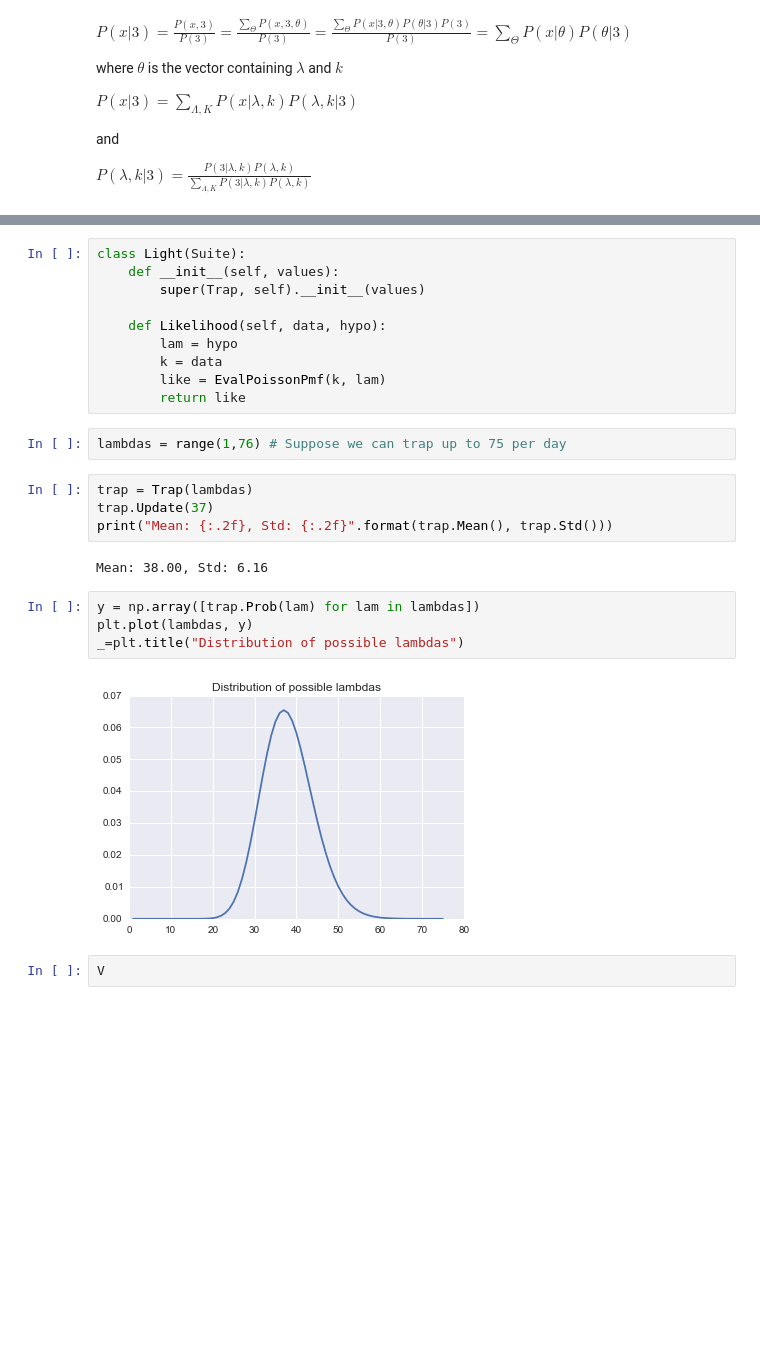
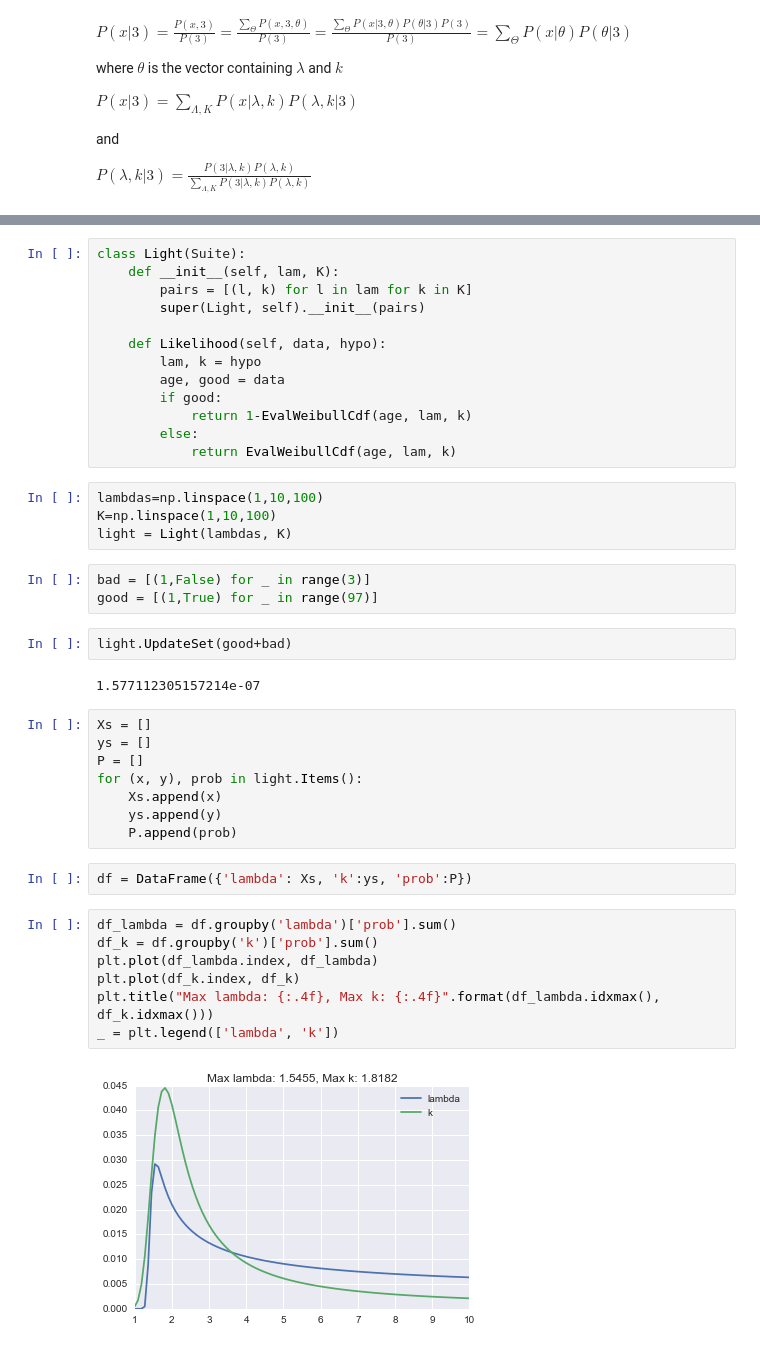
Before and after one commit to atremblay/ThinkBayes2, a Jupyter notebook: Chapter 7 - Exercices.ipynb, the cells around one changed output, grey strips where cells are left out. Saved outputs shown, nothing was run; the diff lists cells and outputs as text; blank space fills up the shorter version.

```diff
--- a/Chapter 7 - Exercices.ipynb
+++ b/Chapter 7 - Exercices.ipynb
@@ -232,26 +275,43 @@ $P(\lambda,k|3)=\frac{P(3|\lambda,k)P(\lambda,k)}{\sum_{\Lambda,K}{P(3|\lambda,
 # %%
 class Light(Suite):
-    def __init__(self, values):
-        super(Trap, self).__init__(values)
+    def __init__(self, lam, K):
+        pairs = [(l, k) for l in lam for k in K]
+        super(Light, self).__init__(pairs)
 
     def Likelihood(self, data, hypo):
-        lam = hypo
-        k = data
-        like = EvalPoissonPmf(k, lam)
-        return like
+        lam, k = hypo
+        age, good = data
+        if good:
+            return 1-EvalWeibullCdf(age, lam, k)
+        else:
+            return EvalWeibullCdf(age, lam, k)
-# %%
-lambdas = range(1,76) # Suppose we can trap up to 75 per day
-# %%
-trap = Trap(lambdas)
-trap.Update(37)
-print("Mean: {:.2f}, Std: {:.2f}".format(trap.Mean(), trap.Std()))
-# %% [output]
-Mean: 38.00, Std: 6.16
-# %%
-y = np.array([trap.Prob(lam) for lam in lambdas])
-plt.plot(lambdas, y)
-_=plt.title("Distribution of possible lambdas")
-# %% [output]
-[figure, removed]
-# %%
-V
+# %%
+lambdas=np.linspace(1,10,100)
+K=np.linspace(1,10,100)
+light = Light(lambdas, K)
+# %%
+bad = [(1,False) for _ in range(3)]
+good = [(1,True) for _ in range(97)]
+# %%
+light.UpdateSet(good+bad)
+# %% [output]
+1.577112305157214e-07
+# %%
+Xs = []
+ys = []
+P = []
+for (x, y), prob in light.Items():
+    Xs.append(x)
+    ys.append(y)
+    P.append(prob)
+# %%
+df = DataFrame({'lambda': Xs, 'k':ys, 'prob':P})
+# %%
+df_lambda = df.groupby('lambda')['prob'].sum()
+df_k = df.groupby('k')['prob'].sum()
+plt.plot(df_lambda.index, df_lambda)
+plt.plot(df_k.index, df_k)
+plt.title("Max lambda: {:.4f}, Max k: {:.4f}".format(df_lambda.idxmax(), df_k.idxmax()))
+_ = plt.legend(['lambda', 'k'])
+# %% [output]
+[figure, added]
```
Also changed, not shown: parts of 13 cells of this notebook.
